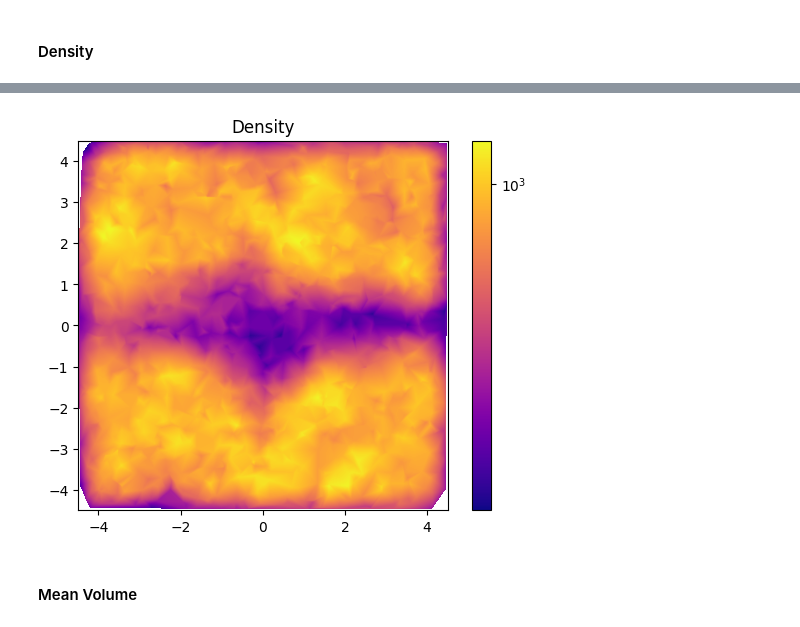
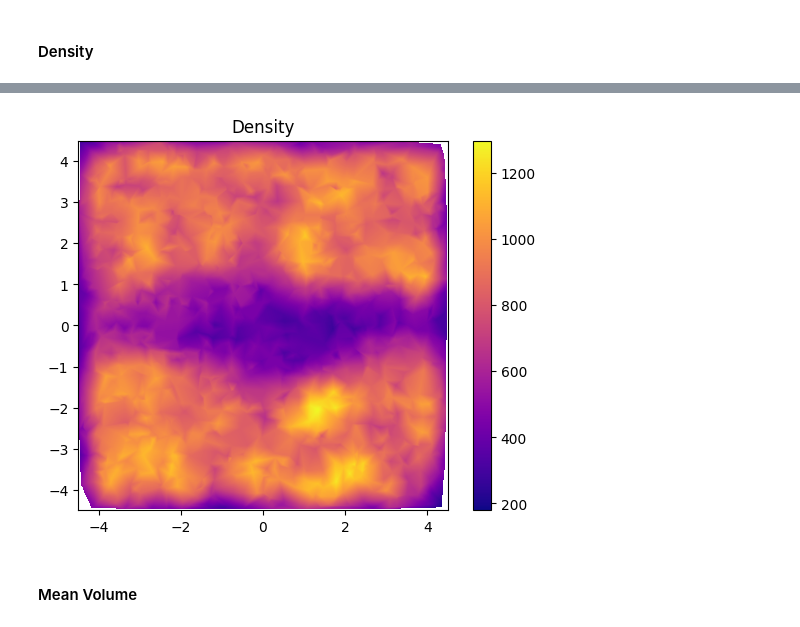
Before and after one commit to cblancovolle/explainable-multiagent-supervised-learning, a Jupyter notebook: simple-learning.ipynb, the cells around one changed output, grey strips where cells are left out. Drawn from its saved outputs; the diff is of its cells as text; code cells hidden in the pictures.

```diff
--- a/simple-learning.ipynb
+++ b/simple-learning.ipynb
@@ -188,22 +207,22 @@ plt.show()
 # %%
 pbar = tqdm.tqdm(scaler.transform(X_test))
 
 densities = []
 for x in pbar:
     neighborhood = AdaptiveHypercube(x, model.R * 2)
     neighborhood_agents = [model.context_agents[i] for i in model.agent_index.intersection(neighborhood.bounding_box)]
     n_neighbors = len(neighborhood_agents)
     density = n_neighbors / neighborhood.volume()
     densities.append(density)
 
 densities = np.array(densities)
 ax = plt.gca()
-pcm = plot_as_heatmap(ax, X_test[:, 0], X_test[:, 1], densities, n_points=1000, cmap="plasma", norm="symlog")
+pcm = plot_as_heatmap(ax, X_test[:, 0], X_test[:, 1], densities, n_points=1000, cmap="plasma")
 plt.title("Density")
 plt.colorbar(pcm)
 plt.show()
 # %% [output]
-[figure, old version]
+[figure, new version]
 # %% [markdown]
 #### Mean Volume
 # %%
```
Also changed, not shown: parts of 23 cells of this notebook, 6 other files.
